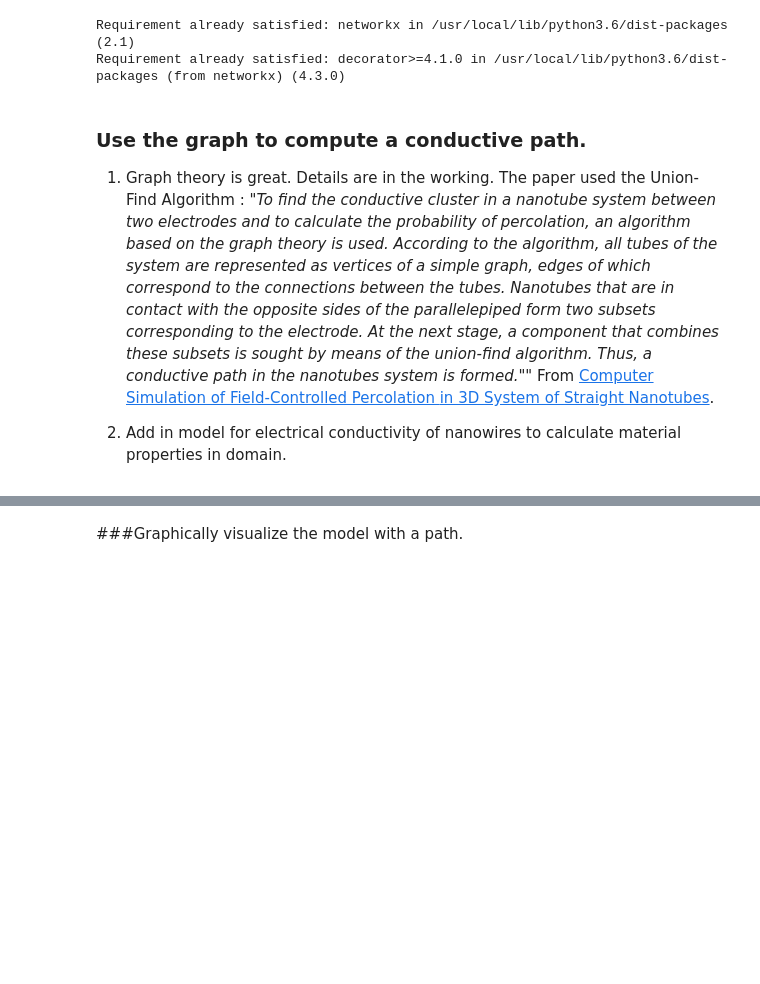
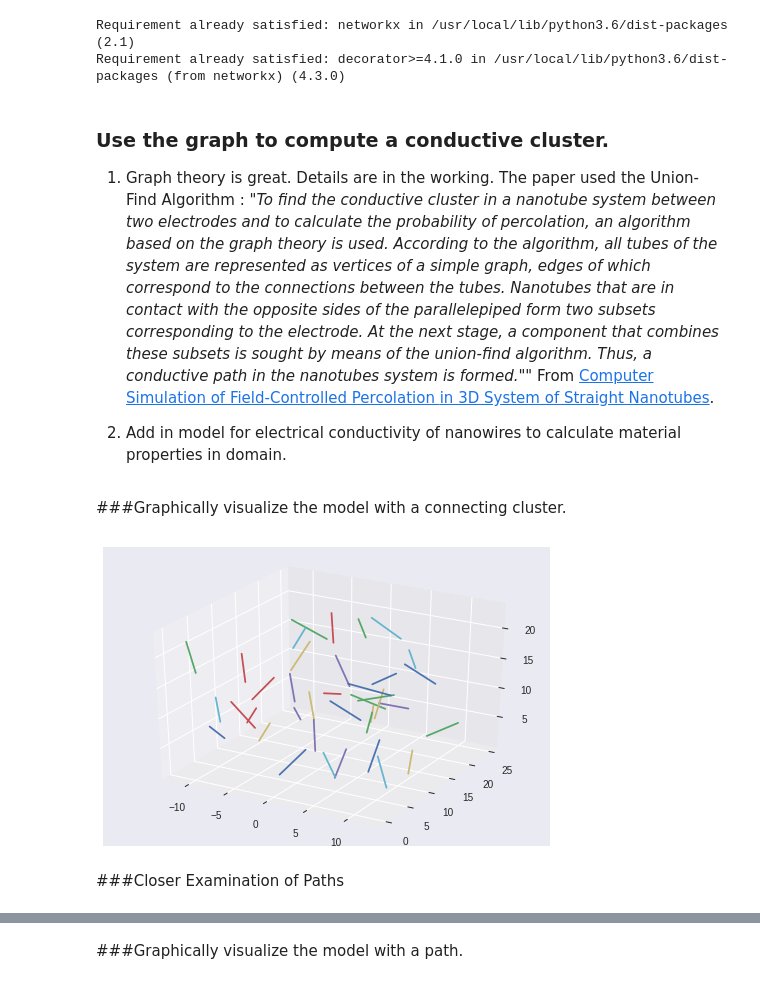
Before and after one commit to mzhang32/nanohub-project, a Jupyter notebook: first_submodel.ipynb, the cells around one changed output, grey strips where cells are left out. Cells and saved outputs as stored; diff of their text form; code cells hidden in the pictures; blank space fills up the shorter version.

```diff
--- a/first_submodel.ipynb
+++ b/first_submodel.ipynb
@@ -210,22 +352,22 @@ def init_graph(segments, tolerance):
   G = nx.Graph()
   # Sort by the one of the segment's endpoint's y value.
   V = sorted(segments, key=lambda v: v[1][0])
-  line_strings = [LineString([(seg[0][0], seg[1][0], seg[2][0]),
-                         (seg[0][1], seg[1][1], seg[2][1])]) for seg in V]
+  line_strings = [[[seg[0][0], seg[1][0], seg[2][0]],
+                   [seg[0][1], seg[1][1], seg[2][1]]] for seg in V]
 
   G.add_nodes_from(range(number_of_tubes))
 
   # Generate a graph using distances as weights. Only adds edge if
   # distance between segments is within tilerance. May need to optimize
   # later.
-  for i in range(number_of_tubes - 1):
+  for i in range(number_of_tubes):
     seg1 = V[i]
     line1 = line_strings[i]
     for j in range(i):
       seg2 = V[j]
       line2 = line_strings[j]
-      d = line1.distance(line2)
+      d = distance(line1[0], line1[1], line2[0], line2[1])
       if d <= tolerance:
-        G.add_edge(i, j, weight=line1.distance(line2))
+        G.add_edge(i, j, weight=d)
   return G
 # %%
@@ -233,7 +375,7 @@ G = init_graph(segments, 0)
 #G = init_graph(segments, diameter)
 #list(G.nodes)
 # %% [markdown]
-### Use the graph to compute a conductive path.
+### Use the graph to compute a conductive cluster.
 1. Graph theory is great. Details are in the working. The paper used the Union-Find Algorithm :
 *"To find the conductive cluster in a nanotube system
 between two electrodes and to calculate the probability of
@@ -301,6 +443,20 @@ def find_connecting_cluster(length, segs, G, tol):
           new_segs.append(v)
         K.add_edge(seg, v, weight=G[seg][v]['weight'])
   return K
+# %% [markdown]
+###Graphically visualize the model with a connecting cluster.
+# %%
+fig = plt.figure()
+ax = fig.add_subplot(111, projection='3d')
+K = find_connecting_cluster(length_of_poly, segments, G, diameter)
+for n in K.nodes:
+  seg = segments[n]
+  ax.plot(seg[0], seg[1], seg[2])
+plt.show()
+# %% [output]
+[figure, added]
+# %% [markdown]
+###Closer Examination of Paths
 # %%
 import random
 
```
Also changed, not shown: parts of 19 cells of this notebook.
